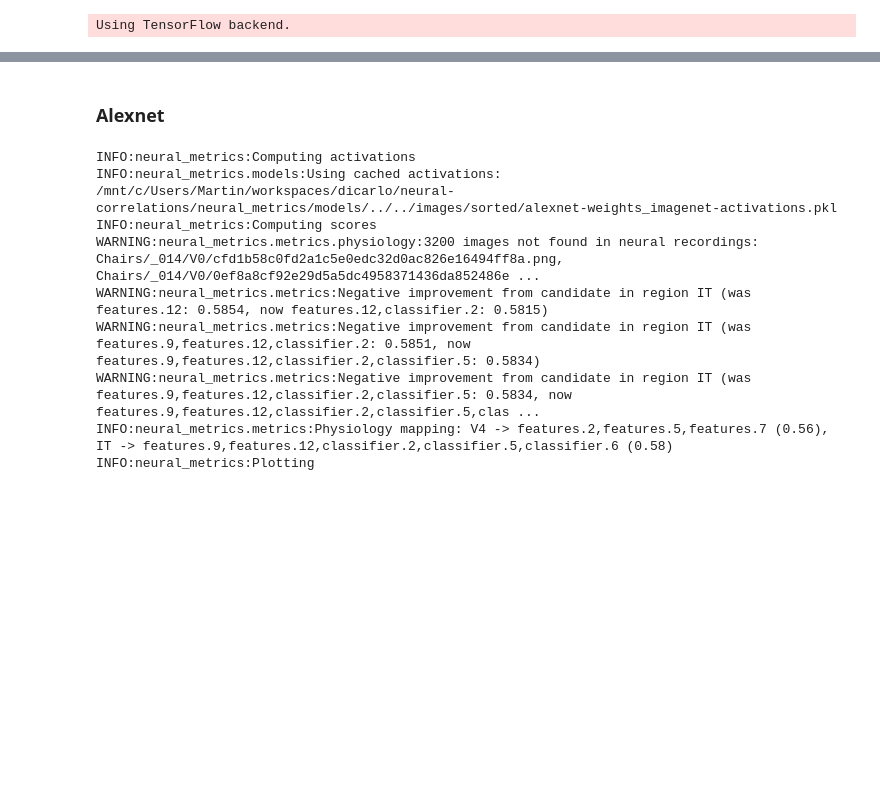
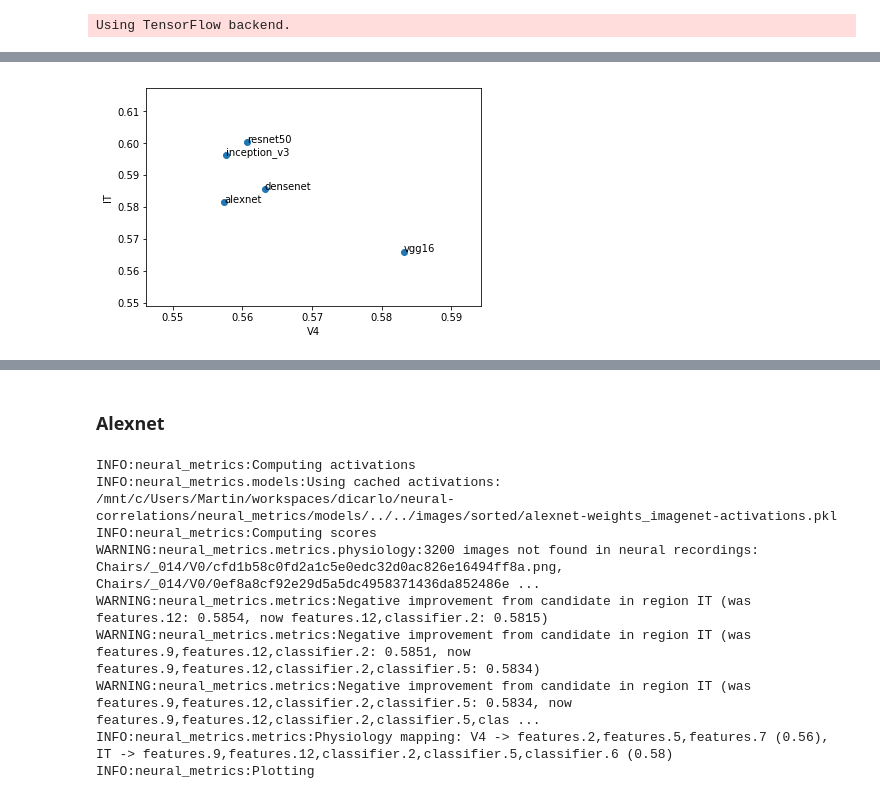
Before and after one commit to mschrimpf/neural-nlp, a Jupyter notebook: results/scores.ipynb, the cells around one changed output, grey strips where cells are left out. Saved outputs shown, nothing was run; the diff lists cells and outputs as text; code cells hidden in the pictures; blank space fills up the shorter version.

Commit message:
plot standard models: V4/IT, performance/scores, num layers/scores

```diff
--- a/results/scores.ipynb
+++ b/results/scores.ipynb
@@ -17,0 +20,10 @@ Using TensorFlow backend.
+# %%
+from neural_metrics import models
+from neural_metrics.metrics import score_model_activations
+
+model_scores = {}
+for model in ['alexnet', 'vgg16', 'resnet50', 'inception_v3', 'densenet']:
+    print("Scores for {}".format(model))
+    activations_savepath = models.get_savepath(model)
+    scores = score_model_activations(activations_savepath, ['V4', 'IT'])
+    model_scores[model] = scores
@@ -17,0 +51,21 @@ Using TensorFlow backend.
+# %%
+def get_score(scores, name, get_y=True):
+    return next(score.y if get_y else score for score in scores if score.name == name)
+
+def get_scores(scoress, name, get_y=True):
+    return [get_score(scores, name, get_y=get_y) for scores in scoress]
+
+plot_properties = {
+    'V4': dict(marker='o', markersize=15, color='green'),
+    'IT': dict(marker='^', markersize=15, color='blue')
+}
+# %%
+from matplotlib import pyplot
+
+pyplot.scatter(get_scores(model_scores.values(), 'V4'), get_scores(model_scores.values(), 'IT'))
+pyplot.xlabel('V4')
+pyplot.ylabel('IT')
+for model, scores in model_scores.items():
+    pyplot.text(get_score(scores, 'V4'), get_score(scores, 'IT'), model)
+# %% [output]
+[figure, added]
```
Also changed, not shown: parts of 5 cells of this notebook.
